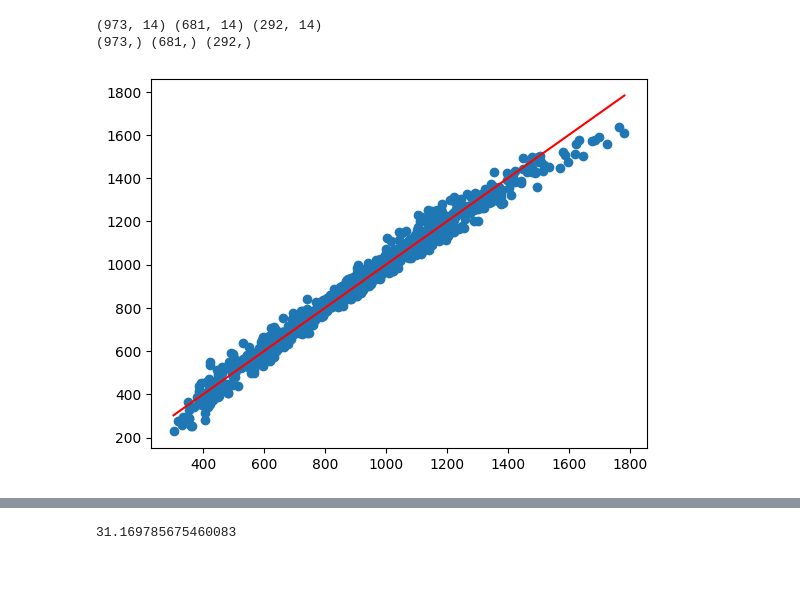
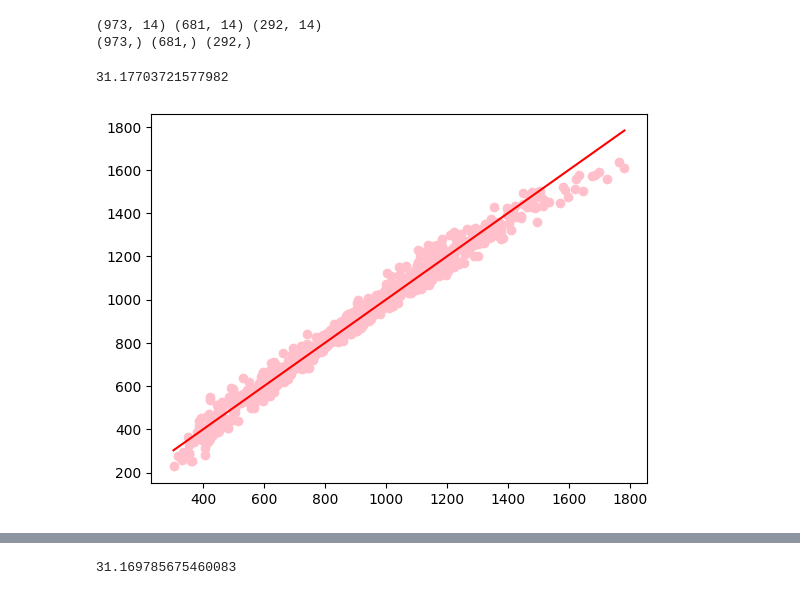
Before and after one commit to natoo77/GymMemebersDataset, a Jupyter notebook: Gym_Members_Exercise_Dataset_EDA_+_Calorie_prediction_regression_+_Experience_level_classification.ipynb, the cells around one changed output, grey strips where cells are left out. Drawn from its saved outputs; the diff is of its cells as text; code cells hidden in the pictures.

```diff
--- a/Gym_Members_Exercise_Dataset_EDA_+_Calorie_prediction_regression_+_Experience_level_classification.ipynb
+++ b/Gym_Members_Exercise_Dataset_EDA_+_Calorie_prediction_regression_+_Experience_level_classification.ipynb
@@ -297,14 +302,18 @@ print(y.shape, y_train.shape, y_test.shape)
 # @title LINEAR REGRESSION
 linreg = LinearRegression().fit(X_train, y_train)
 y_pred1 = linreg.predict(X_test)
+
+mae(y_test, y_pred1)
+# %% [output]
+31.17703721577982
 # %%
 
 Ylin = np.linspace(data['Calories_Burned'].min(),data['Calories_Burned'].max(),100)
-plt.scatter(data['Calories_Burned'],linreg.predict(X_scaled))
+plt.scatter(data['Calories_Burned'],linreg.predict(X_scaled), color= 'pink')
 plt.plot(Ylin,Ylin,color = 'red')
 plt.show()
 # %% [output]
-[figure, old version]
+[figure, new version]
 # %%
 importance = linreg.coef_
 importance
```
Also changed, not shown: parts of 51 cells of this notebook.
